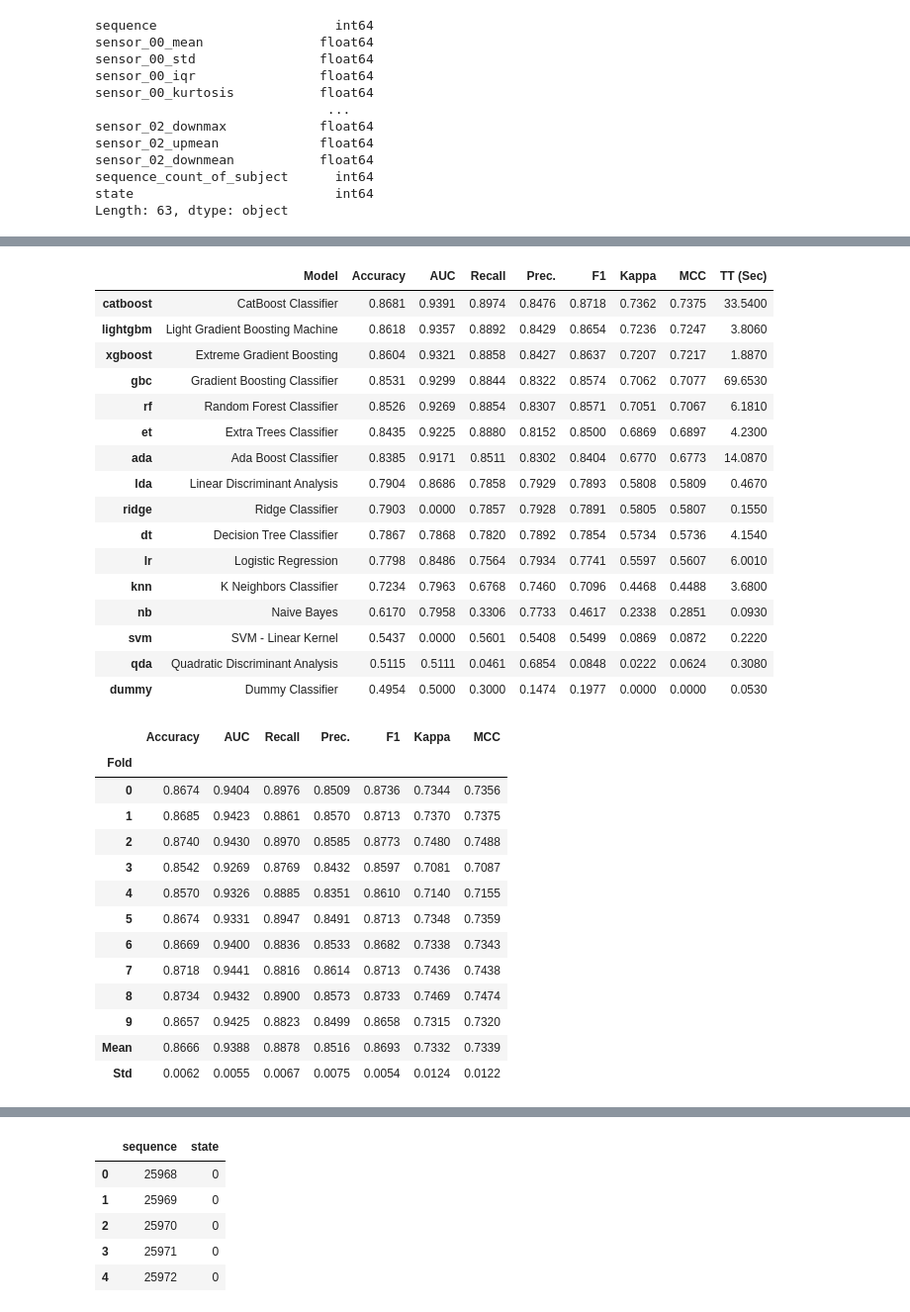
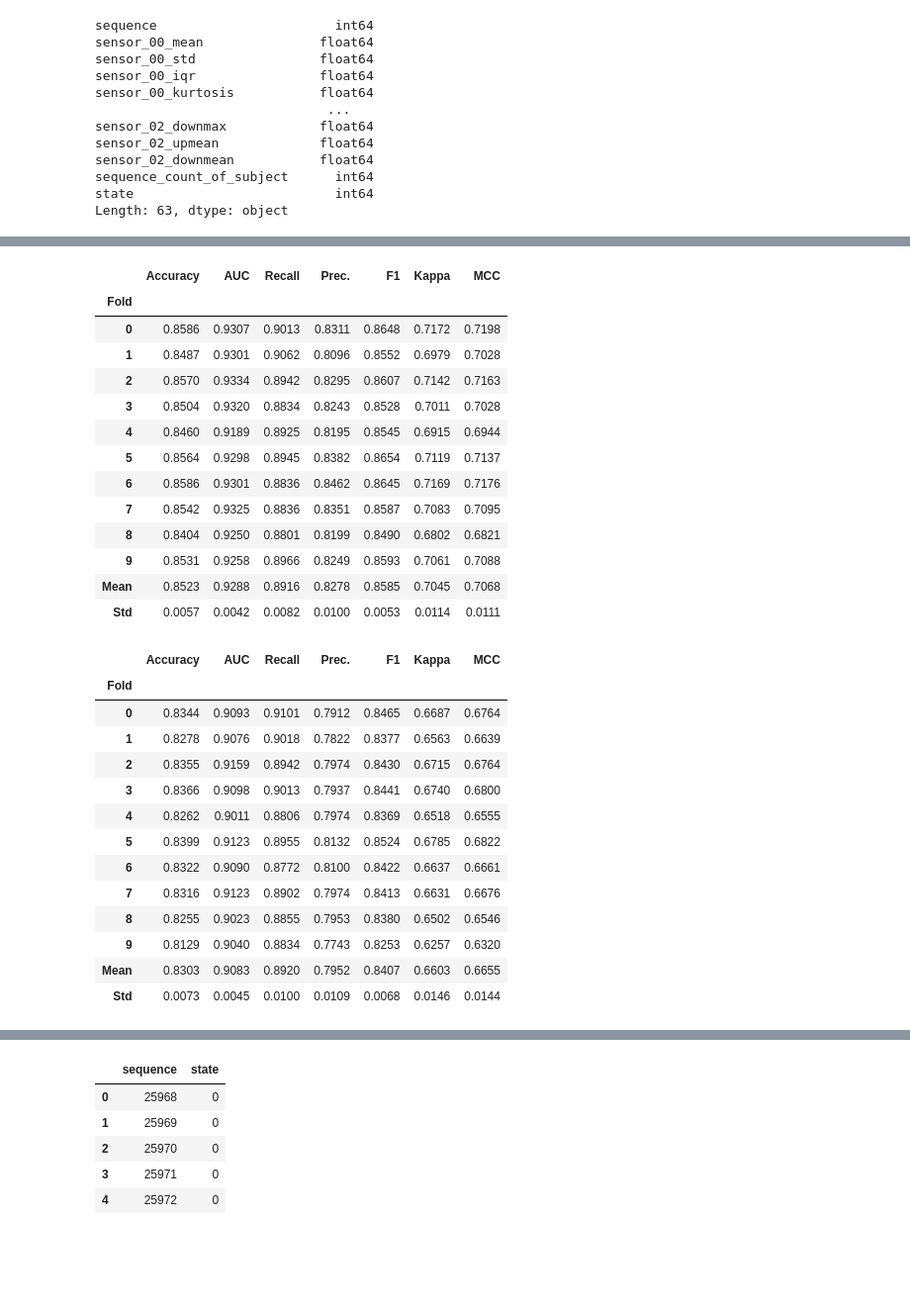
Before and after one commit to batamorphism/Kaggle, a Jupyter notebook: TPS2204/practice_PyCaret.ipynb, the cells around one changed output, grey strips where cells are left out. Shown at 99% size. Saved outputs shown, nothing was run; the diff lists cells and outputs as text; code cells hidden in the pictures; blank space fills up the shorter version.

```diff
--- a/TPS2204/practice_PyCaret.ipynb
+++ b/TPS2204/practice_PyCaret.ipynb
@@ -254,44 +285,36 @@ clf1[0].head()
 # %%
 # 学習が進んできたらモデルを比較する。一旦はlightgbmでもそれなりに見れているのでこれで
-best_models = compare_models(n_select=5)
+# best_models = compare_models(n_select=5)
+best_models = [create_model(model) for model in ['catboost', 'lightgbm', 'xgboost', 'gbc', 'rf']]
 # %% [output]
-|  | Model | Accuracy | AUC | Recall | Prec. | F1 | Kappa | MCC | TT (Sec) |
-| catboost | CatBoost Classifier | 0.8681 | 0.9391 | 0.8974 | 0.8476 | 0.8718 | 0.7362 | 0.7375 | 33.5400 |
-| lightgbm | Light Gradient Boosting Machine | 0.8618 | 0.9357 | 0.8892 | 0.8429 | 0.8654 | 0.7236 | 0.7247 | 3.8060 |
-| xgboost | Extreme Gradient Boosting | 0.8604 | 0.9321 | 0.8858 | 0.8427 | 0.8637 | 0.7207 | 0.7217 | 1.8870 |
-| gbc | Gradient Boosting Classifier | 0.8531 | 0.9299 | 0.8844 | 0.8322 | 0.8574 | 0.7062 | 0.7077 | 69.6530 |
-| rf | Random Forest Classifier | 0.8526 | 0.9269 | 0.8854 | 0.8307 | 0.8571 | 0.7051 | 0.7067 | 6.1810 |
-| et | Extra Trees Classifier | 0.8435 | 0.9225 | 0.8880 | 0.8152 | 0.8500 | 0.6869 | 0.6897 | 4.2300 |
-| ada | Ada Boost Classifier | 0.8385 | 0.9171 | 0.8511 | 0.8302 | 0.8404 | 0.6770 | 0.6773 | 14.0870 |
-| lda | Linear Discriminant Analysis | 0.7904 | 0.8686 | 0.7858 | 0.7929 | 0.7893 | 0.5808 | 0.5809 | 0.4670 |
-| ridge | Ridge Classifier | 0.7903 | 0.0000 | 0.7857 | 0.7928 | 0.7891 | 0.5805 | 0.5807 | 0.1550 |
-| dt | Decision Tree Classifier | 0.7867 | 0.7868 | 0.7820 | 0.7892 | 0.7854 | 0.5734 | 0.5736 | 4.1540 |
-| lr | Logistic Regression | 0.7798 | 0.8486 | 0.7564 | 0.7934 | 0.7741 | 0.5597 | 0.5607 | 6.0010 |
-| knn | K Neighbors Classifier | 0.7234 | 0.7963 | 0.6768 | 0.7460 | 0.7096 | 0.4468 | 0.4488 | 3.6800 |
-| nb | Naive Bayes | 0.6170 | 0.7958 | 0.3306 | 0.7733 | 0.4617 | 0.2338 | 0.2851 | 0.0930 |
-| svm | SVM - Linear Kernel | 0.5437 | 0.0000 | 0.5601 | 0.5408 | 0.5499 | 0.0869 | 0.0872 | 0.2220 |
-| qda | Quadratic Discriminant Analysis | 0.5115 | 0.5111 | 0.0461 | 0.6854 | 0.0848 | 0.0222 | 0.0624 | 0.3080 |
-| dummy | Dummy Classifier | 0.4954 | 0.5000 | 0.3000 | 0.1474 | 0.1977 | 0.0000 | 0.0000 | 0.0530 |
+|  | Accuracy | AUC | Recall | Prec. | F1 | Kappa | MCC |
+| Fold |  |  |  |  |  |  |  |
+| 0 | 0.8586 | 0.9307 | 0.9013 | 0.8311 | 0.8648 | 0.7172 | 0.7198 |
+| 1 | 0.8487 | 0.9301 | 0.9062 | 0.8096 | 0.8552 | 0.6979 | 0.7028 |
+| 2 | 0.8570 | 0.9334 | 0.8942 | 0.8295 | 0.8607 | 0.7142 | 0.7163 |
+| 3 | 0.8504 | 0.9320 | 0.8834 | 0.8243 | 0.8528 | 0.7011 | 0.7028 |
+| 4 | 0.8460 | 0.9189 | 0.8925 | 0.8195 | 0.8545 | 0.6915 | 0.6944 |
+| 5 | 0.8564 | 0.9298 | 0.8945 | 0.8382 | 0.8654 | 0.7119 | 0.7137 |
+| 6 | 0.8586 | 0.9301 | 0.8836 | 0.8462 | 0.8645 | 0.7169 | 0.7176 |
+| 7 | 0.8542 | 0.9325 | 0.8836 | 0.8351 | 0.8587 | 0.7083 | 0.7095 |
+| 8 | 0.8404 | 0.9250 | 0.8801 | 0.8199 | 0.8490 | 0.6802 | 0.6821 |
+| 9 | 0.8531 | 0.9258 | 0.8966 | 0.8249 | 0.8593 | 0.7061 | 0.7088 |
+| Mean | 0.8523 | 0.9288 | 0.8916 | 0.8278 | 0.8585 | 0.7045 | 0.7068 |
+| Std | 0.0057 | 0.0042 | 0.0082 | 0.0100 | 0.0053 | 0.0114 | 0.0111 |
 # %%
 tuned_models = [tune_model(i, optimize='Accuracy') for i in best_models]
-blender = blend_models(tuned_models)
-stacker = stack_models(tuned_models)
-best_Accuracy_model = automl(optimize = 'Accuracy')
-best_Accuracy_model = calibrate_model(best_Accuracy_model)
-best_Accuracy_model = optimize_threshold(best_Accuracy_model)
-best_Accuracy_model = automl(optimize = 'Accuracy')
 # %% [output]
 |  | Accuracy | AUC | Recall | Prec. | F1 | Kappa | MCC |
 | Fold |  |  |  |  |  |  |  |
-| 0 | 0.8674 | 0.9404 | 0.8976 | 0.8509 | 0.8736 | 0.7344 | 0.7356 |
-| 1 | 0.8685 | 0.9423 | 0.8861 | 0.8570 | 0.8713 | 0.7370 | 0.7375 |
-| 2 | 0.8740 | 0.9430 | 0.8970 | 0.8585 | 0.8773 | 0.7480 | 0.7488 |
-| 3 | 0.8542 | 0.9269 | 0.8769 | 0.8432 | 0.8597 | 0.7081 | 0.7087 |
-| 4 | 0.8570 | 0.9326 | 0.8885 | 0.8351 | 0.8610 | 0.7140 | 0.7155 |
-| 5 | 0.8674 | 0.9331 | 0.8947 | 0.8491 | 0.8713 | 0.7348 | 0.7359 |
-| 6 | 0.8669 | 0.9400 | 0.8836 | 0.8533 | 0.8682 | 0.7338 | 0.7343 |
-| 7 | 0.8718 | 0.9441 | 0.8816 | 0.8614 | 0.8713 | 0.7436 | 0.7438 |
-| 8 | 0.8734 | 0.9432 | 0.8900 | 0.8573 | 0.8733 | 0.7469 | 0.7474 |
-| 9 | 0.8657 | 0.9425 | 0.8823 | 0.8499 | 0.8658 | 0.7315 | 0.7320 |
-| Mean | 0.8666 | 0.9388 | 0.8878 | 0.8516 | 0.8693 | 0.7332 | 0.7339 |
-| Std | 0.0062 | 0.0055 | 0.0067 | 0.0075 | 0.0054 | 0.0124 | 0.0122 |
+| 0 | 0.8344 | 0.9093 | 0.9101 | 0.7912 | 0.8465 | 0.6687 | 0.6764 |
+| 1 | 0.8278 | 0.9076 | 0.9018 | 0.7822 | 0.8377 | 0.6563 | 0.6639 |
+| 2 | 0.8355 | 0.9159 | 0.8942 | 0.7974 | 0.8430 | 0.6715 | 0.6764 |
+| 3 | 0.8366 | 0.9098 | 0.9013 | 0.7937 | 0.8441 | 0.6740 | 0.6800 |
+| 4 | 0.8262 | 0.9011 | 0.8806 | 0.7974 | 0.8369 | 0.6518 | 0.6555 |
+| 5 | 0.8399 | 0.9123 | 0.8955 | 0.8132 | 0.8524 | 0.6785 | 0.6822 |
+| 6 | 0.8322 | 0.9090 | 0.8772 | 0.8100 | 0.8422 | 0.6637 | 0.6661 |
+| 7 | 0.8316 | 0.9123 | 0.8902 | 0.7974 | 0.8413 | 0.6631 | 0.6676 |
+| 8 | 0.8255 | 0.9023 | 0.8855 | 0.7953 | 0.8380 | 0.6502 | 0.6546 |
+| 9 | 0.8129 | 0.9040 | 0.8834 | 0.7743 | 0.8253 | 0.6257 | 0.6320 |
+| Mean | 0.8303 | 0.9083 | 0.8920 | 0.7952 | 0.8407 | 0.6603 | 0.6655 |
+| Std | 0.0073 | 0.0045 | 0.0100 | 0.0109 | 0.0068 | 0.0146 | 0.0144 |
```
Also changed, not shown: parts of 18 cells of this notebook.
